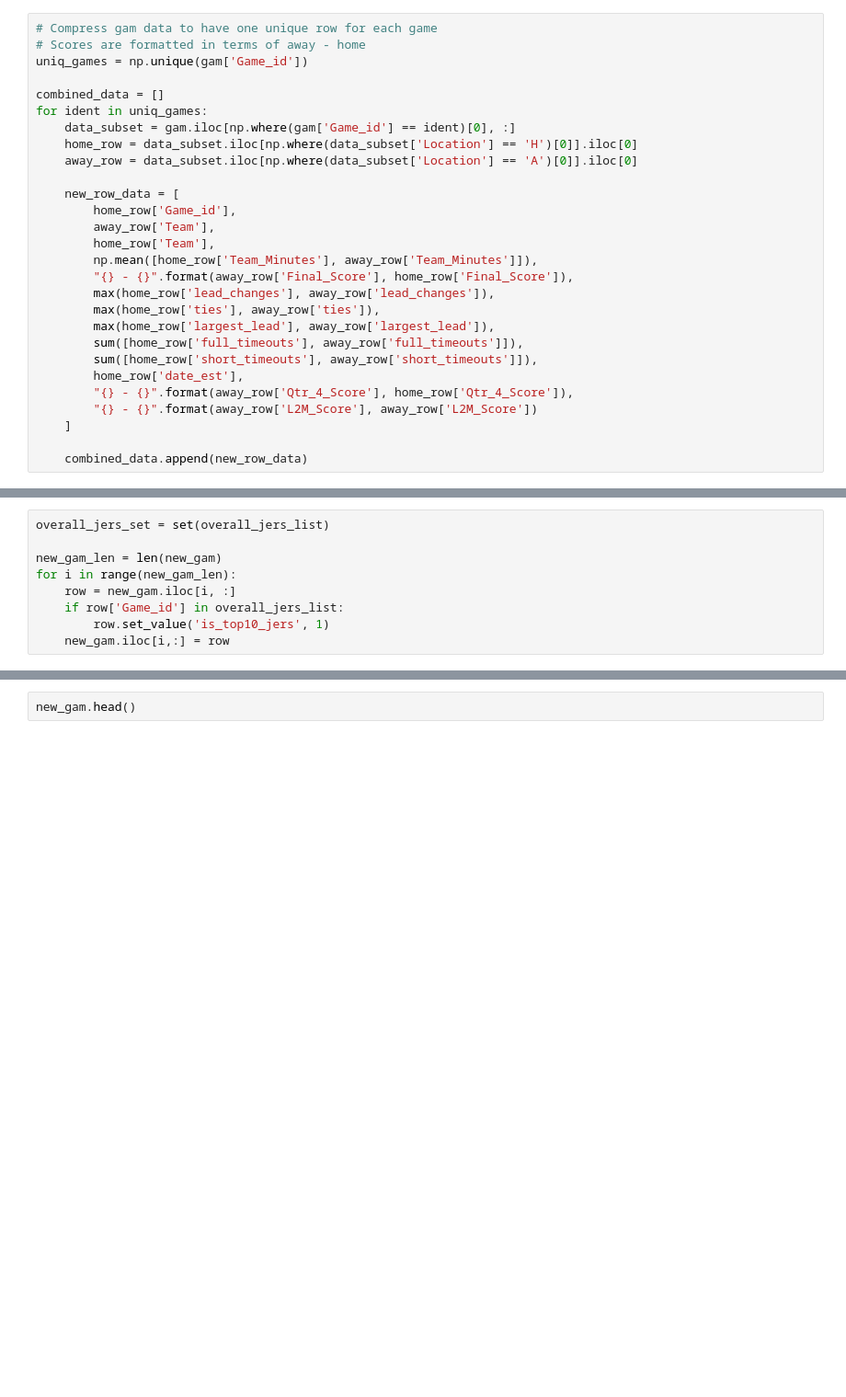
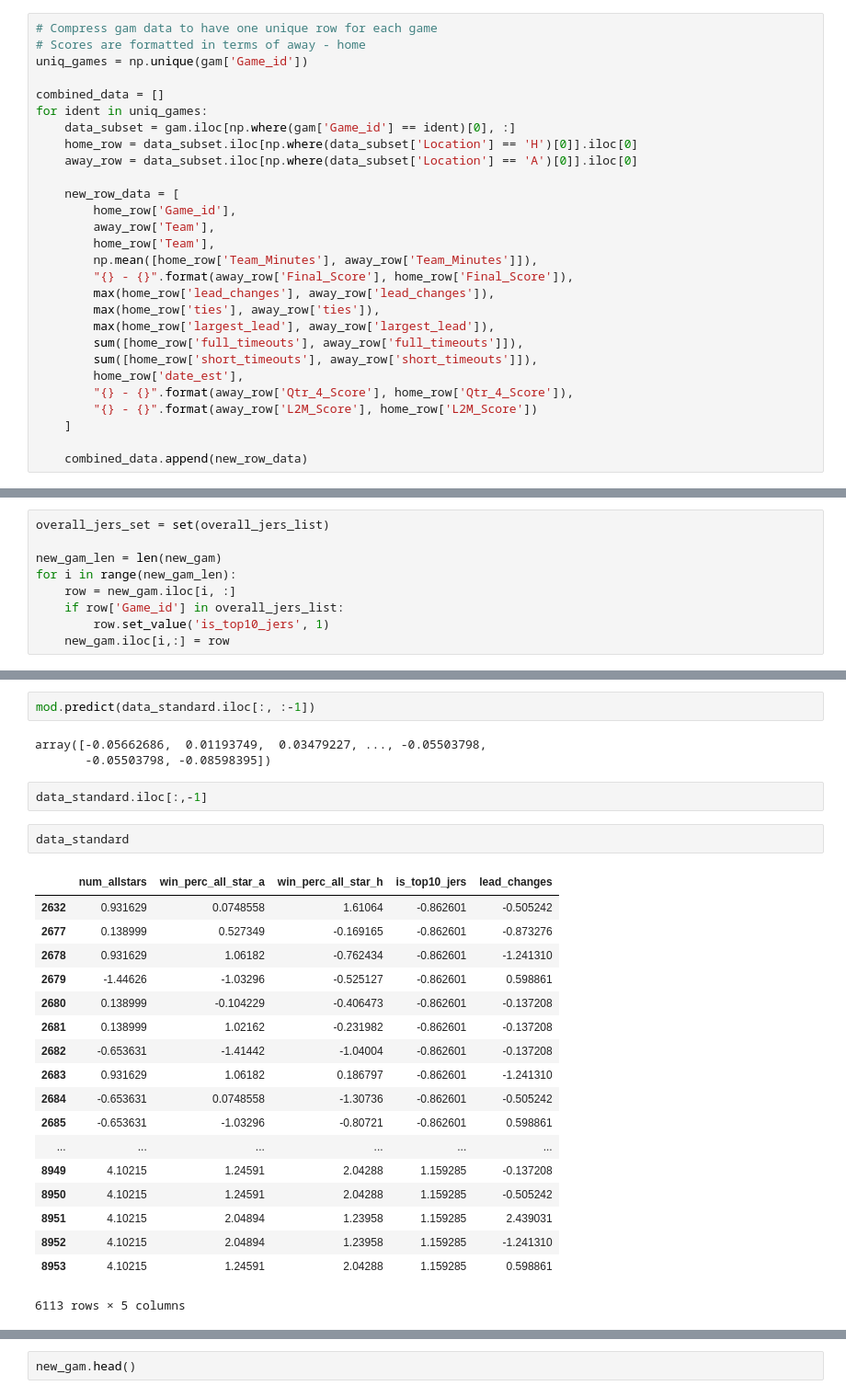
Before and after one commit to leohentschker/nbahack, a Jupyter notebook: data_clean.ipynb, the cells around one changed output, grey strips where cells are left out. Shown: that part at 92% size. Cells and saved outputs as stored; diff of their text form; blank space fills up the shorter version.

```diff
--- a/data_clean.ipynb
+++ b/data_clean.ipynb
@@ -246,7 +244,7 @@ for ident in uniq_games:
         sum([home_row['short_timeouts'], away_row['short_timeouts']]),
         home_row['date_est'],
         "{} - {}".format(away_row['Qtr_4_Score'], home_row['Qtr_4_Score']),
-        "{} - {}".format(away_row['L2M_Score'], away_row['L2M_Score'])
+        "{} - {}".format(away_row['L2M_Score'], home_row['L2M_Score'])
     ]
 
     combined_data.append(new_row_data)
@@ -465,0 +423,28 @@ rsn_updated.head()
+# %%
+mod.predict(data_standard.iloc[:, :-1])
+# %% [output]
+array([-0.05662686,  0.01193749,  0.03479227, ..., -0.05503798,
+       -0.05503798, -0.08598395])
+# %%
+data_standard.iloc[:,-1]
+# %%
+data_standard
+# %% [output]
+|  | num_allstars | win_perc_all_star_a | win_perc_all_star_h | is_top10_jers | lead_changes |
+| 2632 | 0.931629 | 0.0748558 | 1.61064 | -0.862601 | -0.505242 |
+| 2677 | 0.138999 | 0.527349 | -0.169165 | -0.862601 | -0.873276 |
+| 2678 | 0.931629 | 1.06182 | -0.762434 | -0.862601 | -1.241310 |
+| 2679 | -1.44626 | -1.03296 | -0.525127 | -0.862601 | 0.598861 |
+| 2680 | 0.138999 | -0.104229 | -0.406473 | -0.862601 | -0.137208 |
+| 2681 | 0.138999 | 1.02162 | -0.231982 | -0.862601 | -0.137208 |
+| 2682 | -0.653631 | -1.41442 | -1.04004 | -0.862601 | -0.137208 |
+| 2683 | 0.931629 | 1.06182 | 0.186797 | -0.862601 | -1.241310 |
+| 2684 | -0.653631 | 0.0748558 | -1.30736 | -0.862601 | -0.505242 |
+| 2685 | -0.653631 | -1.03296 | -0.80721 | -0.862601 | 0.598861 |
+| ... | ... | ... | ... | ... | ... |
+| 8949 | 4.10215 | 1.24591 | 2.04288 | 1.159285 | -0.137208 |
+| 8950 | 4.10215 | 1.24591 | 2.04288 | 1.159285 | -0.505242 |
+| 8951 | 4.10215 | 2.04894 | 1.23958 | 1.159285 | 2.439031 |
+| 8952 | 4.10215 | 2.04894 | 1.23958 | 1.159285 | -1.241310 |
+| 8953 | 4.10215 | 1.24591 | 2.04288 | 1.159285 | 0.598861 |
+6113 rows × 5 columns
```
Also changed, not shown: parts of 19 cells of this notebook.
